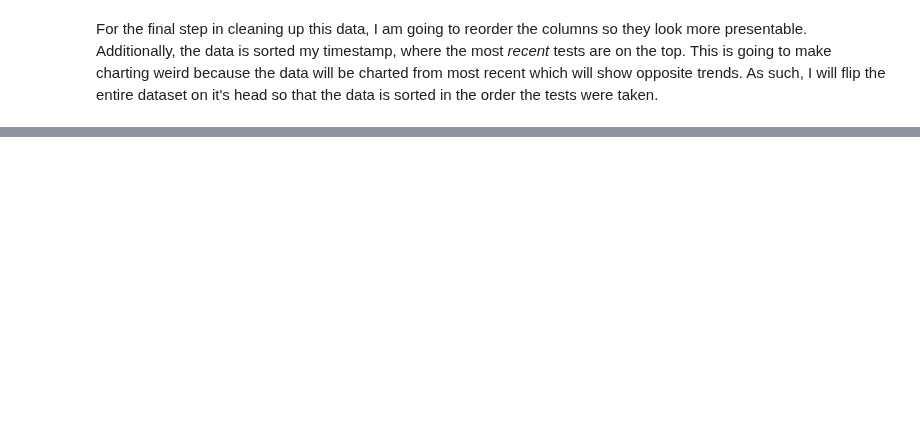
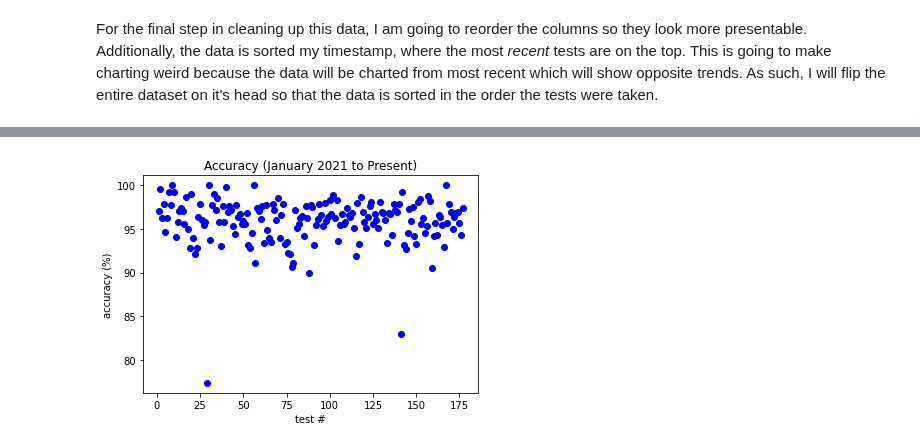
Before and after one commit to TrevorBushnell/CPSC222-MonkeyType-Data-Project, a Jupyter notebook: Monkey_Type_Report.ipynb, the cells around one changed output, grey strips where cells are left out. Cells and saved outputs as stored; diff of their text form; code cells hidden in the pictures; blank space fills up the shorter version.

```diff
--- a/Monkey_Type_Report.ipynb
+++ b/Monkey_Type_Report.ipynb
@@ -329,0 +381,9 @@ Since the p-value that we received is larger/smaller than our significance level
+# %%
+# code for getting my accuracy over time
+plt.scatter(mt_df['_id'], mt_df['acc'], c='blue')
+plt.title('Accuracy (January 2021 to Present)')
+plt.xlabel('test #')
+plt.ylabel('accuracy (%)')
+plt.show()
+# %% [output]
+[figure, added]
```
Also changed, not shown: parts of 32 cells of this notebook, 2 other files.
